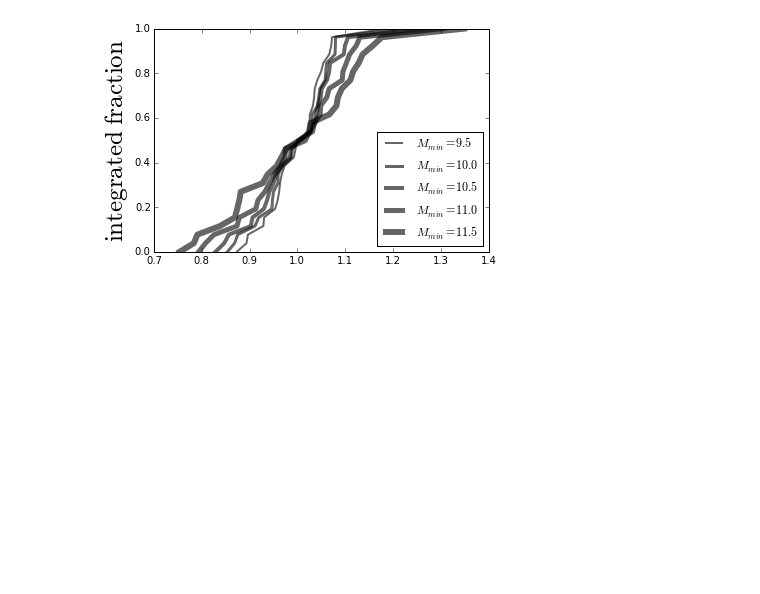
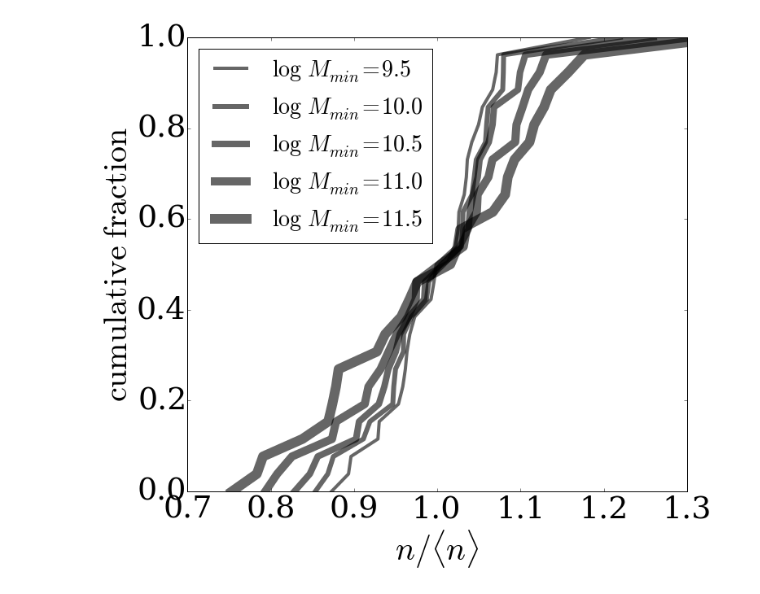
Before and after one commit to astroandes/LAEsBayes, a Jupyter notebook: code/paper_plots.ipynb, the cells around one changed output. Drawn from its saved outputs; the diff is of its cells as text; code cells hidden in the pictures; blank space fills up the shorter version.

Commit message:
nueva version del plot 1

```diff
--- a/code/paper_plots.ipynb
+++ b/code/paper_plots.ipynb
@@ -3,29 +3,48 @@ import matplotlib.pyplot as plt
 import numpy as np
 import matplotlib.cm as cm
 %matplotlib inline
+# %%
+def set_ticklabels(ax, size=18):
+    ticklabels_x = ax.get_xticklabels()
+    ticklabels_y = ax.get_yticklabels()
+
+    for label_x in ticklabels_x:
+        label_x.set_fontsize(size)
+        label_x.set_family('serif')
+    for label_y in ticklabels_y:
+        label_y.set_fontsize(size)
+        label_y.set_family('serif')
 # %%
 surface_density = np.loadtxt('../output/mminmax_density_1deg_fixed.txt')
 # %%
+fig = plt.figure(1, figsize=(11,10))
+ax = plt.axes()
+set_ticklabels(ax, size=38)
+
 n_lines = len(surface_density)
-
 m_min = surface_density[:,0]
 m_max = surface_density[:,1]
 m_min_list = list(set(m_min))
 
 for i in range(n_lines):
     if m_min[i] in m_min_list:
         m_min_list.remove(m_min[i])
 
         m_min_tmp = surface_density[i][0]
         sort_n = np.sort(surface_density[i][2:])
         n_points = len(sort_n)
         int_n = np.linspace(0.0,1.0,n_points)
 
 
-        label = "$M_{min} = %.1f$"%(m_min[i])
-        plt.plot(sort_n/sort_n.mean(), int_n, lw=6-len(m_min_list), alpha=0.6, label=label, color='black')
-plt.ylabel('$\mathrm{integrated\ fraction}$', size=25)
-plt.legend(loc=4)
+        label = "$\log\  M_{min} = %.1f$"%(m_min[i])
+        plt.plot(sort_n/sort_n.mean(), int_n, lw=2.0*(6-len(m_min_list)), alpha=0.6, label=label, color='black')
+
+ax.set_xlim([0.7, 1.3])
+ax.set_ylim([0.0,1.0])
+
+plt.xlabel(r'$n/\langle n\rangle$', size=40)
+plt.ylabel(r'$\mathrm{cumulative\ fraction}$', size=40)
+plt.legend(loc=2, prop={'size':28})
 plt.savefig('fig1.pdf')
 # %% [output]
-[figure, old version]
+[figure, new version]
```
Also changed, not shown: 2 other files.
